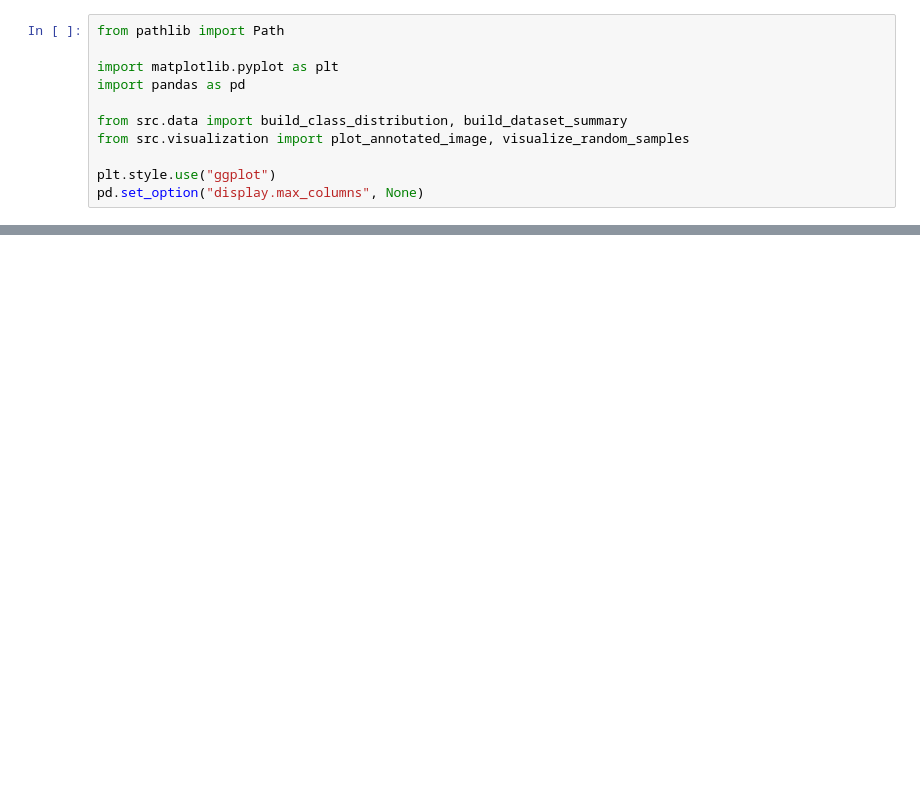
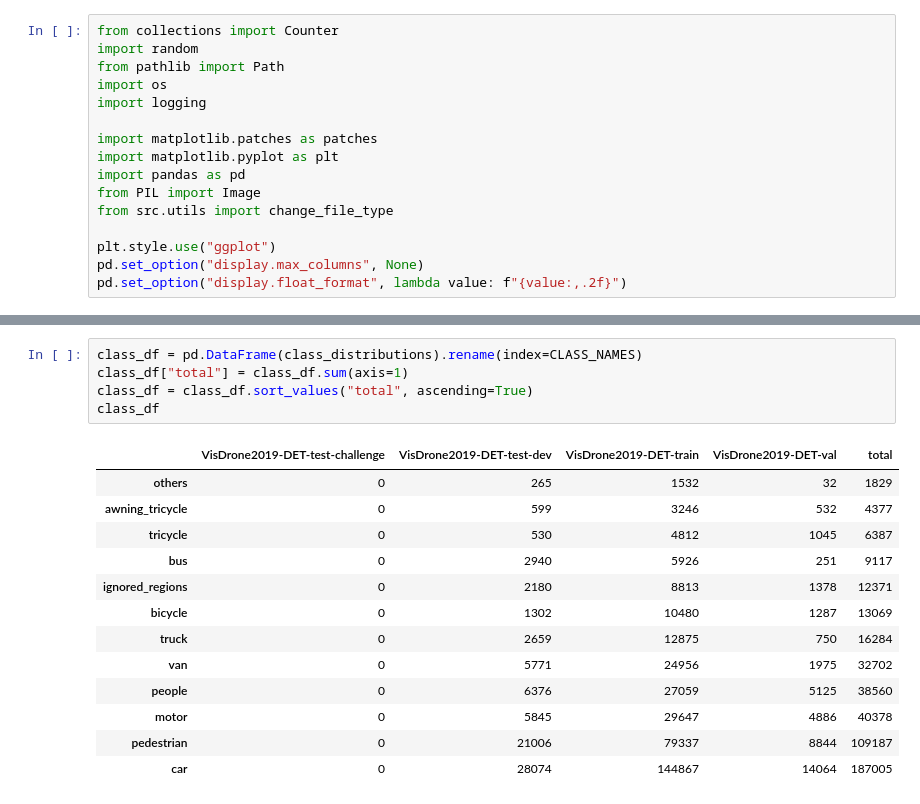
Before and after one commit to DavidIlnytskyi/Edge-Vehicle-Detection-and-Tracking, a Jupyter notebook: data_vizualization.ipynb, the cells around one changed output, grey strips where cells are left out. Drawn from its saved outputs; the diff is of its cells as text; blank space fills up the shorter version.

```diff
--- a/data_vizualization.ipynb
+++ b/data_vizualization.ipynb
@@ -5,11 +5,16 @@ Inspect dataset balance and render labeled samples from each split.
 # %%
+from collections import Counter
+import random
 from pathlib import Path
+import os
+import logging
 
+import matplotlib.patches as patches
 import matplotlib.pyplot as plt
 import pandas as pd
-
-from src.data import build_class_distribution, build_dataset_summary
-from src.visualization import plot_annotated_image, visualize_random_samples
+from PIL import Image
+from src.utils import change_file_type
 
 plt.style.use("ggplot")
 pd.set_option("display.max_columns", None)
+pd.set_option("display.float_format", lambda value: f"{value:,.2f}")
@@ -15,0 +206,19 @@ pd.set_option("display.max_columns", None)
+# %%
+class_df = pd.DataFrame(class_distributions).rename(index=CLASS_NAMES)
+class_df["total"] = class_df.sum(axis=1)
+class_df = class_df.sort_values("total", ascending=True)
+class_df
+# %% [output]
+|  | VisDrone2019-DET-test-challenge | VisDrone2019-DET-test-dev | VisDrone2019-DET-train | VisDrone2019-DET-val | total |
+| others | 0 | 265 | 1532 | 32 | 1829 |
+| awning_tricycle | 0 | 599 | 3246 | 532 | 4377 |
+| tricycle | 0 | 530 | 4812 | 1045 | 6387 |
+| bus | 0 | 2940 | 5926 | 251 | 9117 |
+| ignored_regions | 0 | 2180 | 8813 | 1378 | 12371 |
+| bicycle | 0 | 1302 | 10480 | 1287 | 13069 |
+| truck | 0 | 2659 | 12875 | 750 | 16284 |
+| van | 0 | 5771 | 24956 | 1975 | 32702 |
+| people | 0 | 6376 | 27059 | 5125 | 38560 |
+| motor | 0 | 5845 | 29647 | 4886 | 40378 |
+| pedestrian | 0 | 21006 | 79337 | 8844 | 109187 |
+| car | 0 | 28074 | 144867 | 14064 | 187005 |
```
Also changed, not shown: parts of 19 cells of this notebook, 1 other file.
